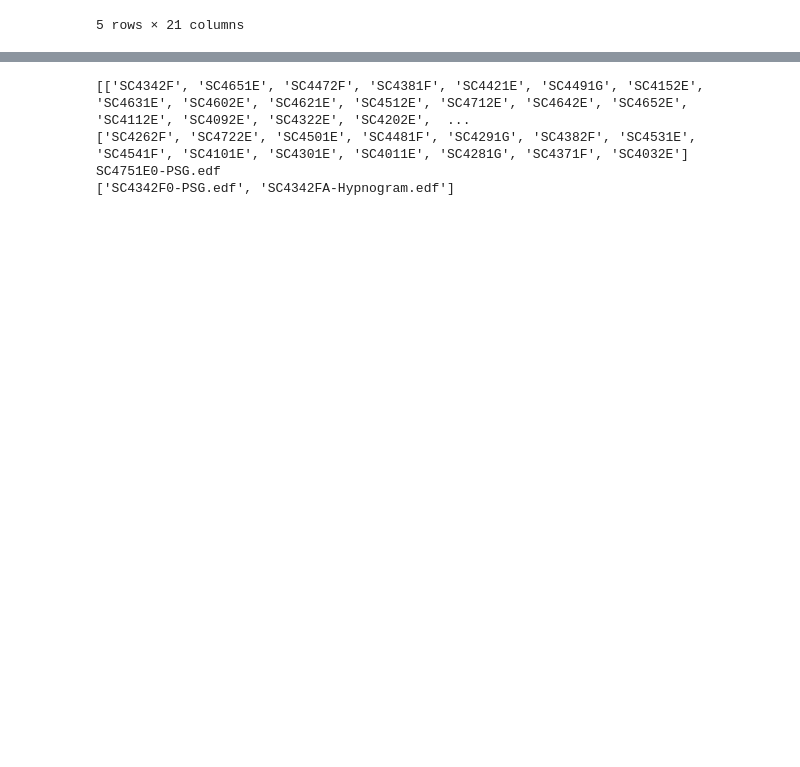
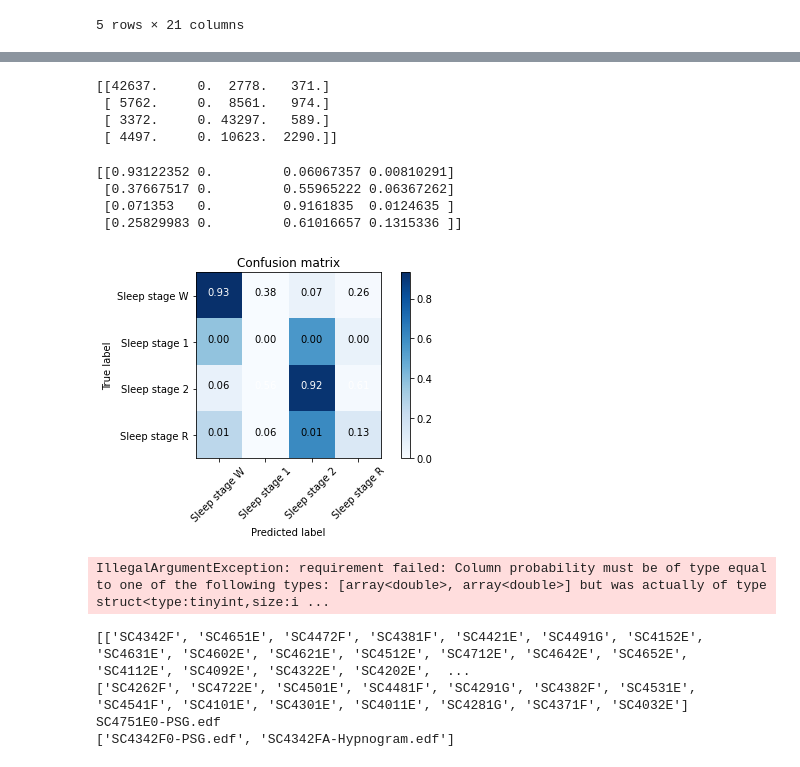
Before and after one commit to byhyu/sleep-stage-classification, a Jupyter notebook: playground/ML-PYSPARK.ipynb, the cells around one changed output, grey strips where cells are left out. Drawn from its saved outputs; the diff is of its cells as text; code cells hidden in the pictures; blank space fills up the shorter version.

Commit message:
add a notebook for pyspark implementation

```diff
--- a/playground/ML-PYSPARK.ipynb
+++ b/playground/ML-PYSPARK.ipynb
@@ -251,0 +304,5 @@ X.to_parquet('./feature_test0.parquet')
+# %%
+display(pdf)
+train, test = pdf.randomSplit([0.7, 0.3], seed=1)
+print("Training Dataset Count: " + str(train.count()))
+print("Test Dataset Count: " + str(test.count()))
@@ -251,0 +313,11 @@ X.to_parquet('./feature_test0.parquet')
+# %%
+from pyspark.ml.classification import DecisionTreeClassifier
+from pyspark.ml.classification import RandomForestClassifier
+
+
+
+# dt = DecisionTreeClassifier(featuresCol = 'features', labelCol = 'label', maxDepth = 3)
+dt = RandomForestClassifier(featuresCol = 'features', labelCol = 'label')
+dtModel = dt.fit(train)
+predictions = dtModel.transform(test)
+predictions.select('label', 'rawPrediction', 'prediction', 'probability').show(10)
@@ -251,0 +340,21 @@ X.to_parquet('./feature_test0.parquet')
+# %%
+from pyspark.sql import functions as F
+
+index_to_label= {
+    0: 1,
+    1: 2,
+    2: 3,
+    3: 5,
+}
+cm = np.zeros((4, 4))
+for i in range(4):
+    for j in range(4):
+        label = index_to_label[i]
+        pred = index_to_label[j]
+        cm[i][j] = predictions.filter((predictions.label==label)&(predictions.prediction==pred)).agg(F.count('prediction')).collect()[0]['count(prediction)']
+print((cm))
+# %% [output]
+[[42637.     0.  2778.   371.]
+ [ 5762.     0.  8561.   974.]
+ [ 3372.     0. 43297.   589.]
+ [ 4497.     0. 10623.  2290.]]
@@ -252,3 +380,22 @@ X.to_parquet('./feature_test0.parquet')
+# %%
+
+plot_confusion_matrix(cm, ['Sleep stage W', 'Sleep stage 1', 'Sleep stage 2', 'Sleep stage R'], "spark_rf")
+# %% [output]
+[[0.93122352 0.         0.06067357 0.00810291]
+ [0.37667517 0.         0.55965222 0.06367262]
+ [0.071353   0.         0.9161835  0.0124635 ]
+ [0.25829983 0.         0.61016657 0.1315336 ]]
+[figure, added]
+# %%
+from pyspark.ml.evaluation import MultilabelClassificationEvaluator
+
+
+evaluator = MultilabelClassificationEvaluator()
+evaluator.setPredictionCol("probability")
+
+print(str(evaluator.evaluate(predictions, {evaluator.metricName: "accuracy"})))
+# %% [output]
+IllegalArgumentException: requirement failed: Column probability must be of type equal to one of the following types: [array<double>, array<double>] but was actually of type struct<type:tinyint,size:i ...
 # %%
 def data_split(file_map, seed=0, training_ratio=0.9, cv_fold=5):
     np.random.seed(seed)
```
Also changed, not shown: parts of 12 cells of this notebook, 6 other files.
